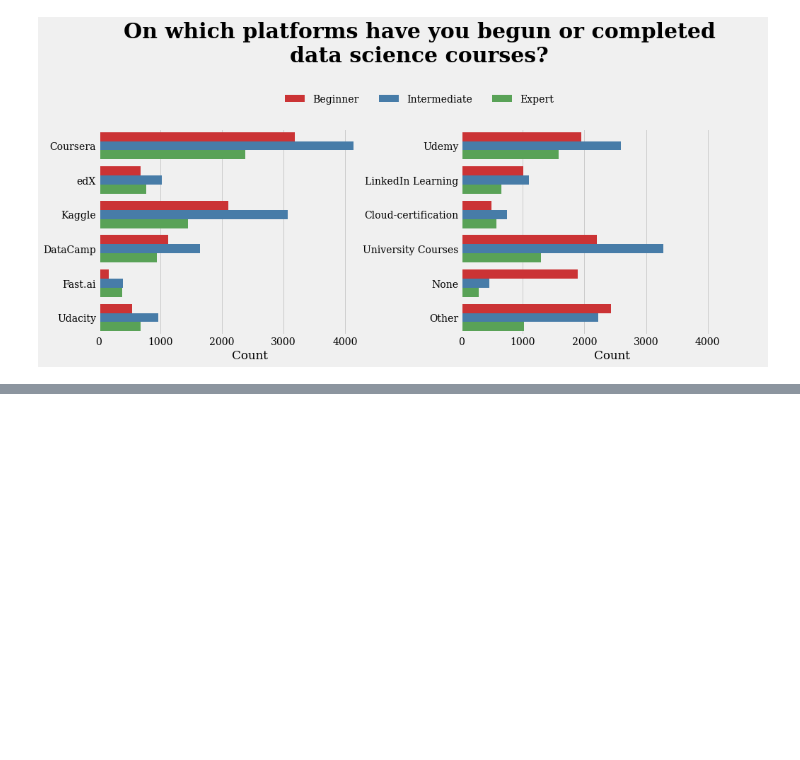
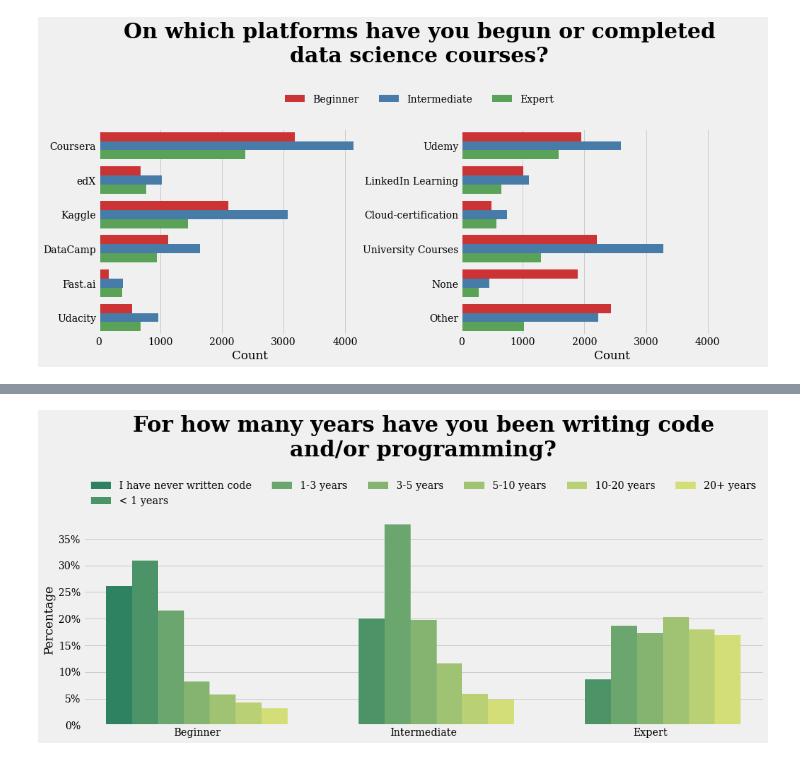
Before and after one commit to danjelito/eda-kaggle-survey-2022, a Jupyter notebook: kaggle-survey-2022.ipynb, the cells around one changed output, grey strips where cells are left out. Cells and saved outputs as stored; diff of their text form; code cells hidden in the pictures; blank space fills up the shorter version.

```diff
--- a/kaggle-survey-2022.ipynb
+++ b/kaggle-survey-2022.ipynb
@@ -361,0 +409,12 @@ plot_var_per_group('Q8', 'Education')
+# %%
+df= (df
+    .assign(Q11= df['Q11'].replace(0, 'I have never written code'))
+    .assign(Q11= lambda df_: df_['Q11'].astype(
+        pd.CategoricalDtype(categories= ['I have never written code', '< 1 years', '1-3 years', '3-5 years', '5-10 years',
+                                        '10-20 years', '20+ years'], ordered= True)
+    ))
+)
+map_questions['Q11'] = 'For how many years have you been writing code\nand/or programming?'
+plot_var_per_group('Q11', 'Code')
+# %% [output]
+[figure, added]
```
Also changed, not shown: parts of 7 cells of this notebook.
